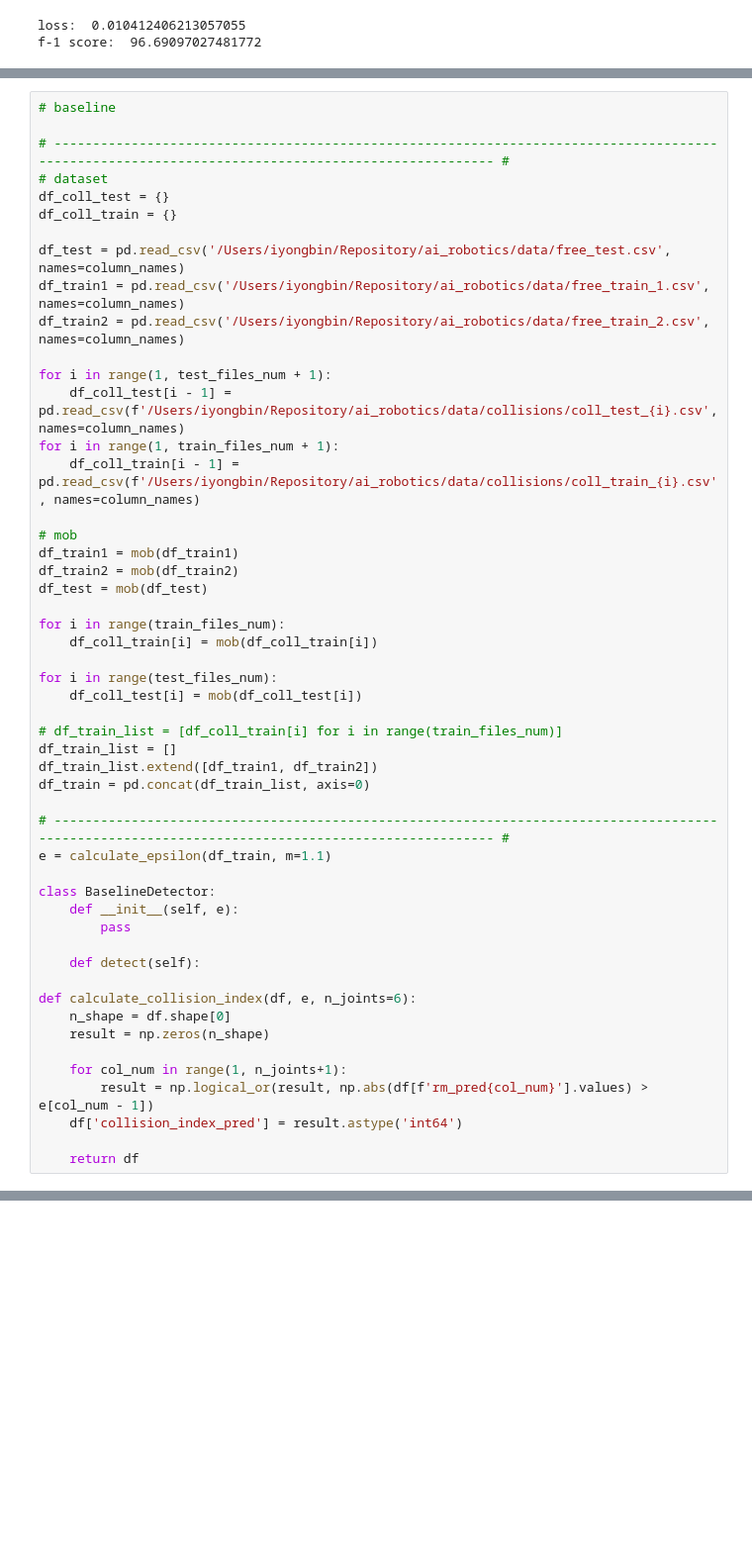
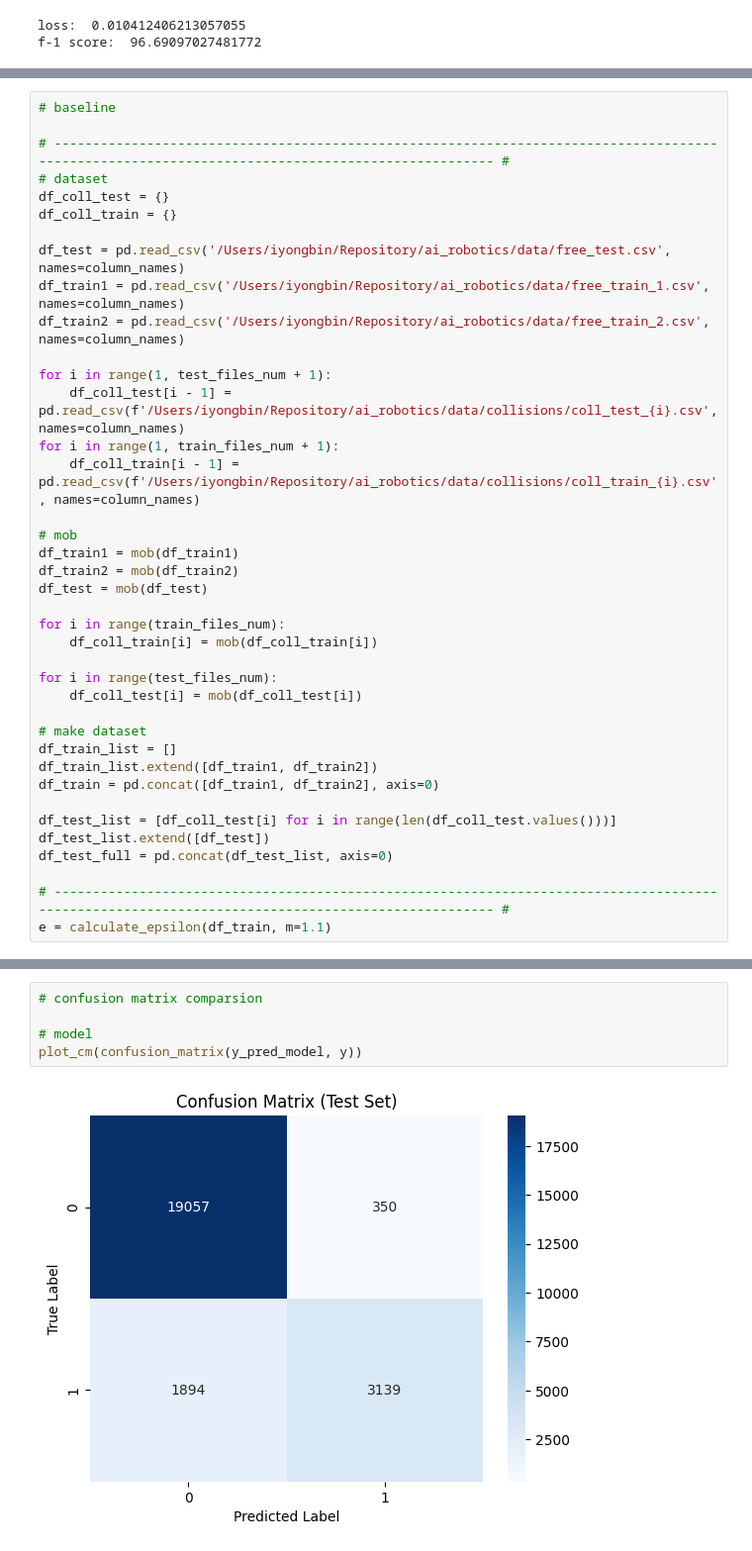
Before and after one commit to yblee1223/RobotCollisionDetection, a Jupyter notebook: src/final.ipynb, the cells around one changed output, grey strips where cells are left out. Shown: that part at 99% size. Drawn from its saved outputs; the diff is of its cells as text; blank space fills up the shorter version.

```diff
--- a/src/final.ipynb
+++ b/src/final.ipynb
@@ -764,26 +746,14 @@ for i in range(train_files_num):
 for i in range(test_files_num):
     df_coll_test[i] = mob(df_coll_test[i])
 
-# df_train_list = [df_coll_train[i] for i in range(train_files_num)]
+# make dataset
 df_train_list = []
 df_train_list.extend([df_train1, df_train2])
-df_train = pd.concat(df_train_list, axis=0)
+df_train = pd.concat([df_train1, df_train2], axis=0)
+
+df_test_list = [df_coll_test[i] for i in range(len(df_coll_test.values()))]
+df_test_list.extend([df_test])
+df_test_full = pd.concat(df_test_list, axis=0)
 
 # ------------------------------------------------------------------------------------------------------------------------------------------------- #
 e = calculate_epsilon(df_train, m=1.1)
-
-class BaselineDetector:
-    def __init__(self, e):
-        pass
-
-    def detect(self):
-
-def calculate_collision_index(df, e, n_joints=6):
-    n_shape = df.shape[0]
-    result = np.zeros(n_shape)
-
-    for col_num in range(1, n_joints+1):
-        result = np.logical_or(result, np.abs(df[f'rm_pred{col_num}'].values) > e[col_num - 1])
-    df['collision_index_pred'] = result.astype('int64')
-
-    return df
@@ -834,0 +913,7 @@ print(f"aDD is {aDD}")
+# %%
+# confusion matrix comparsion
+
+# model
+plot_cm(confusion_matrix(y_pred_model, y))
+# %% [output]
+[figure, added]
```
Also changed, not shown: parts of 16 cells of this notebook, 1 other file.
